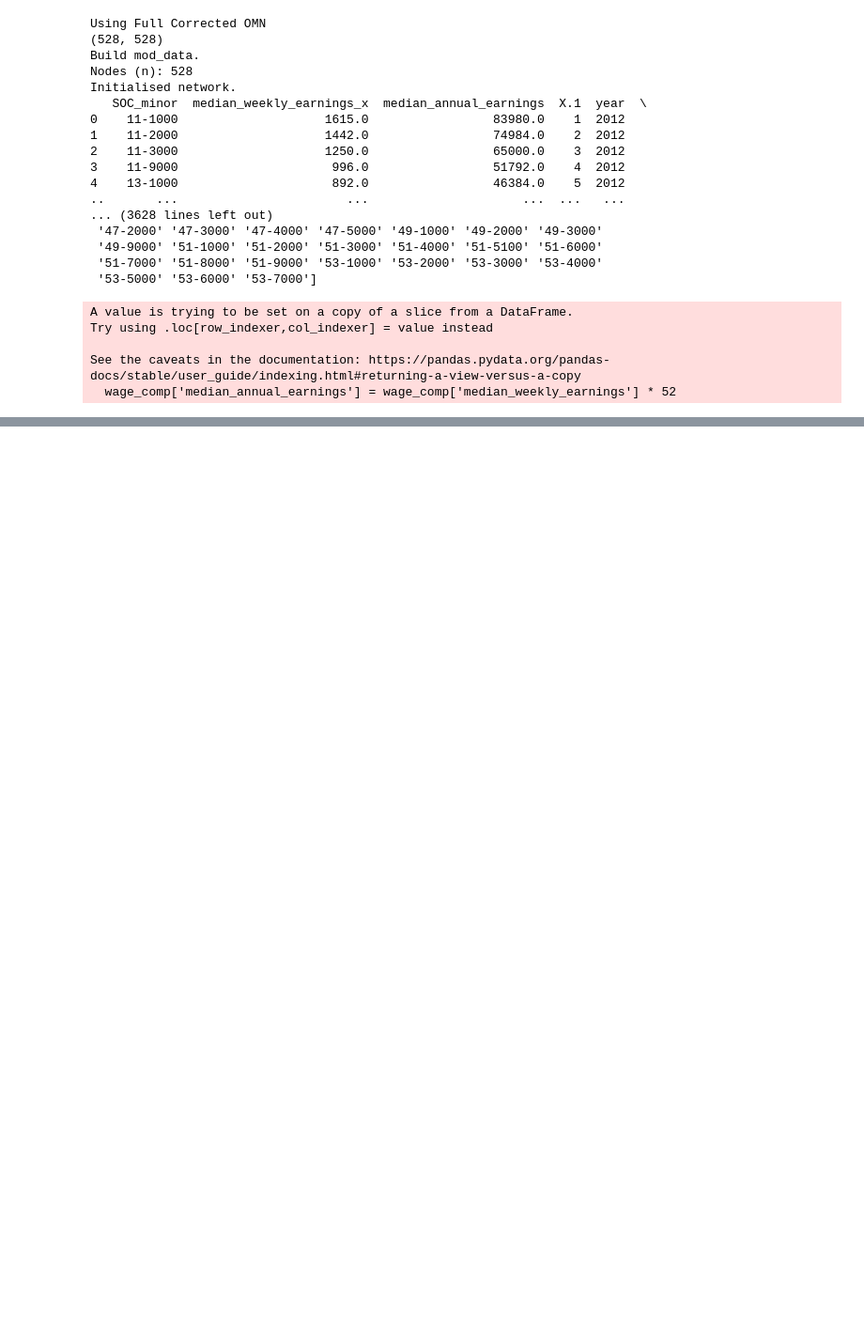
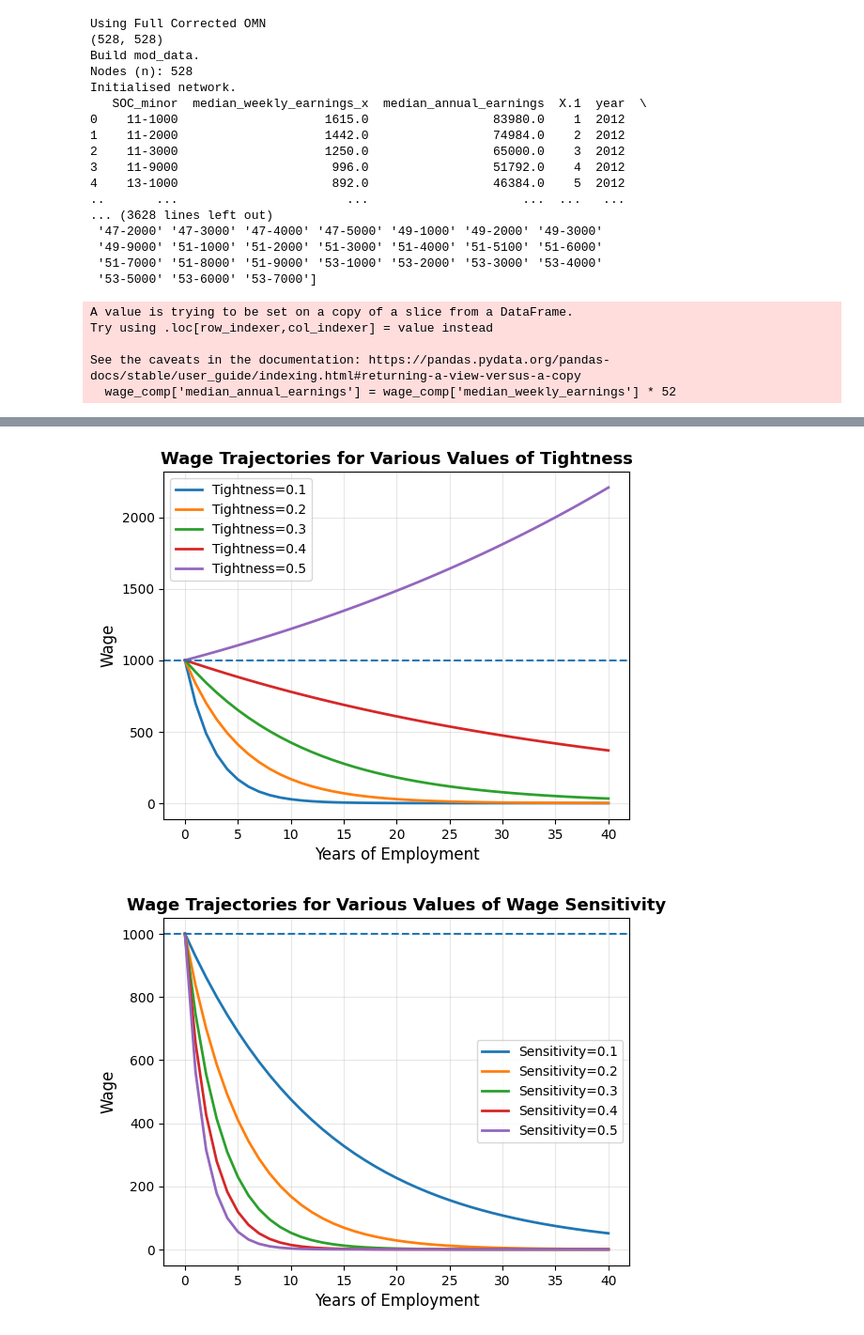
Before and after one commit to ebbam/transition_abm, a Jupyter notebook: calibration_remote/wage_distribution_summary.ipynb, the cells around one changed output, grey strips where cells are left out. Shown at 94% size. Saved outputs shown, nothing was run; the diff lists cells and outputs as text; code cells hidden in the pictures; blank space fills up the shorter version.

```diff
--- a/calibration_remote/wage_distribution_summary.ipynb
+++ b/calibration_remote/wage_distribution_summary.ipynb
@@ -527,0 +534,47 @@ plt.show()
+# %%
+base_r = 0.02
+par_sens_ = 0.2
+T = 40
+tight_val_ = 0.2
+tight_base = 0.5
+w_0 = 1000
+
+def wage_update(wage_prev, base_growth, tightness, sense_parameter, tight_base):
+    return wage_prev*(1 + base_growth + sense_parameter*(np.log(tightness/tight_base)))
+
+for tight_val in [0.1, 0.2, 0.3, 0.4, 0.5]:
+    wage_vals = [w_0]
+    for t in range(T):
+        wage_n = wage_update(wage_vals[-1], base_r, tight_val, par_sens_, tight_base)
+        wage_vals.append(wage_n)
+    plt.plot(np.arange(T+1), wage_vals, linewidth=2, label=rf'Tightness={tight_val}')
+
+#ax1.axhline(y=0.07, color='red', linestyle='--', linewidth=1, alpha=0.5, label='7% target')
+#ax1.axvspan(0.033, 0.5, alpha=0.15, color='blue', label='Expected range\n(2-30 Seekers per Vac.)')
+plt.axhline(y = w_0, linestyle = "dashed")
+plt.xlabel('Years of Employment', fontsize=12)
+plt.ylabel('Wage', fontsize=12)
+plt.title(r'Wage Trajectories for Various Values of Tightness', fontsize=13, fontweight='bold')
+plt.legend(fontsize=10)
+plt.grid(True, alpha=0.3)
+plt.show()
+
+
+# plotting wage pressures for a random occupation
+for param_val in [0.1, 0.2, 0.3, 0.4, 0.5]:
+    wage_vals = [w_0]
+    for t in range(T):
+        wage_n = wage_update(wage_vals[-1], base_r, tight_val_, param_val, tight_base)
+        wage_vals.append(wage_n)
+    plt.plot(np.arange(T+1), wage_vals, linewidth=2, label=rf'Sensitivity={param_val}')
+
+plt.axhline(y = w_0, linestyle = "dashed")
+plt.xlabel('Years of Employment', fontsize=12)
+plt.ylabel('Wage', fontsize=12)
+plt.title(r'Wage Trajectories for Various Values of Wage Sensitivity', fontsize=13, fontweight='bold')
+plt.legend(fontsize=10)
+plt.grid(True, alpha=0.3)
+plt.show()
+# %% [output]
+[figure, added]
+[figure, added]
```
Also changed, not shown: parts of 10 cells of this notebook, 3 other files.
